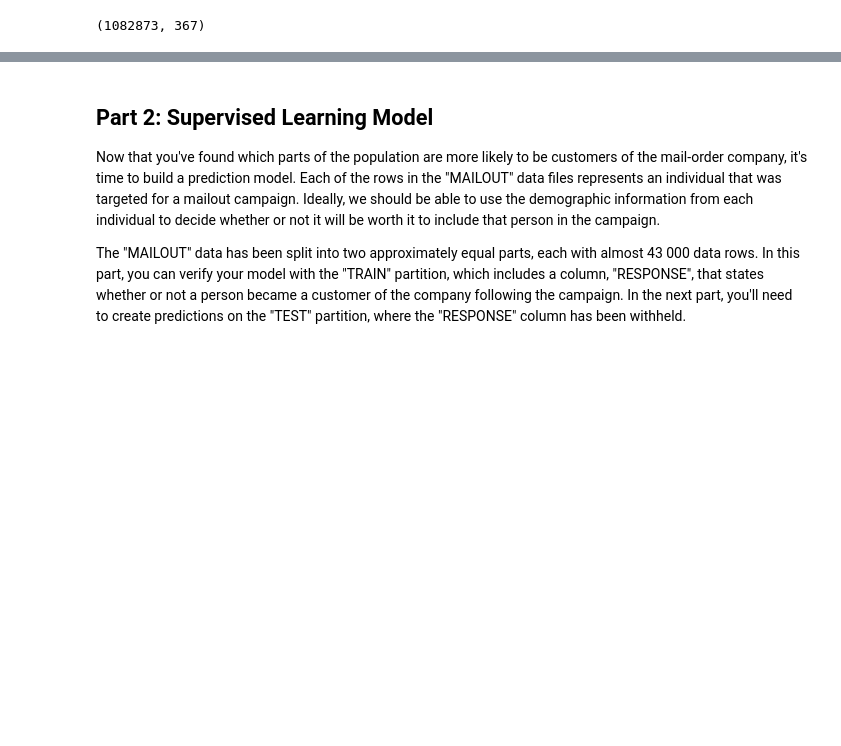
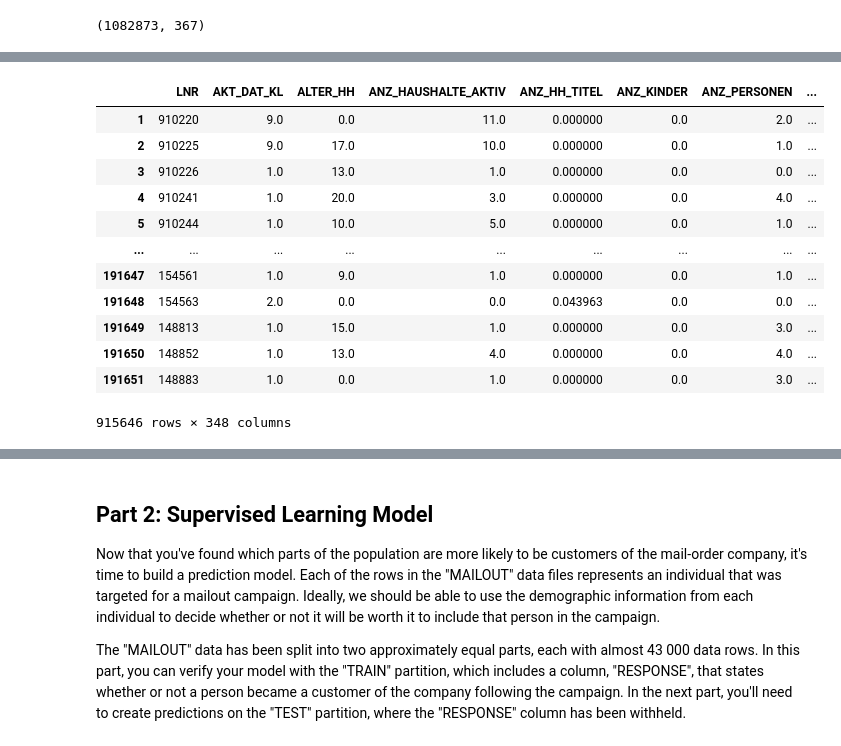
Before and after one commit to Joe-Abraham/Arvato-Financial-Services, a Jupyter notebook: Arvato Project Workbook.ipynb, the cells around one changed output, grey strips where cells are left out. Cells and saved outputs as stored; diff of their text form; code cells hidden in the pictures; blank space fills up the shorter version.

```diff
--- a/Arvato Project Workbook.ipynb
+++ b/Arvato Project Workbook.ipynb
@@ -456,5 +532,16 @@ plt.show()
-# %%
-# Reset the index
-features_sub.reset_index(drop=True, inplace=True)
-
-features_label.reset_index(drop=True, inplace=True)
+# %%
+features_sub.fillna(features_sub.mean())
+# %% [output]
+|  | LNR | AKT_DAT_KL | ALTER_HH | ANZ_HAUSHALTE_AKTIV | ANZ_HH_TITEL | ANZ_KINDER | ANZ_PERSONEN | ... |
+| 1 | 910220 | 9.0 | 0.0 | 11.0 | 0.000000 | 0.0 | 2.0 | ... |
+| 2 | 910225 | 9.0 | 17.0 | 10.0 | 0.000000 | 0.0 | 1.0 | ... |
+| 3 | 910226 | 1.0 | 13.0 | 1.0 | 0.000000 | 0.0 | 0.0 | ... |
+| 4 | 910241 | 1.0 | 20.0 | 3.0 | 0.000000 | 0.0 | 4.0 | ... |
+| 5 | 910244 | 1.0 | 10.0 | 5.0 | 0.000000 | 0.0 | 1.0 | ... |
+| ... | ... | ... | ... | ... | ... | ... | ... | ... |
+| 191647 | 154561 | 1.0 | 9.0 | 1.0 | 0.000000 | 0.0 | 1.0 | ... |
+| 191648 | 154563 | 2.0 | 0.0 | 0.0 | 0.043963 | 0.0 | 0.0 | ... |
+| 191649 | 148813 | 1.0 | 15.0 | 1.0 | 0.000000 | 0.0 | 3.0 | ... |
+| 191650 | 148852 | 1.0 | 13.0 | 4.0 | 0.000000 | 0.0 | 4.0 | ... |
+| 191651 | 148883 | 1.0 | 0.0 | 1.0 | 0.000000 | 0.0 | 3.0 | ... |
+915646 rows × 348 columns
```
Also changed, not shown: parts of 29 cells of this notebook, 2 other files.
